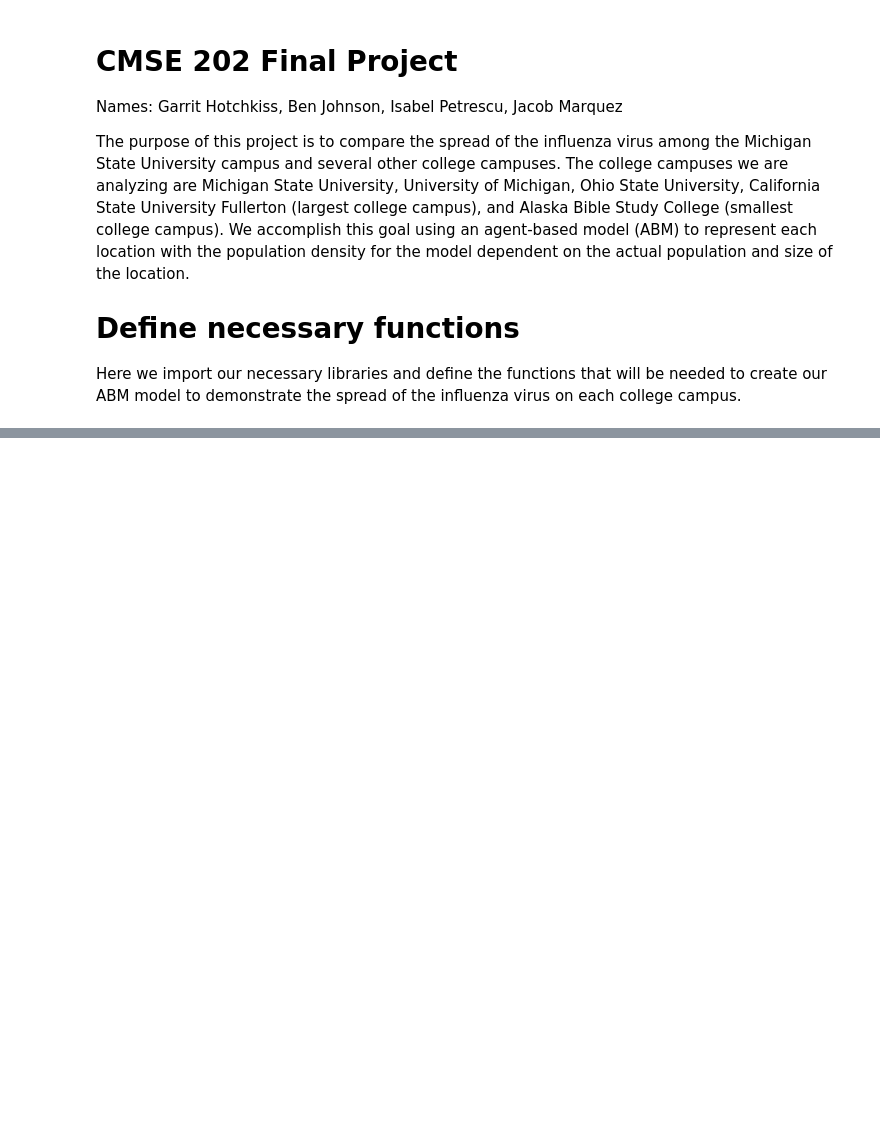
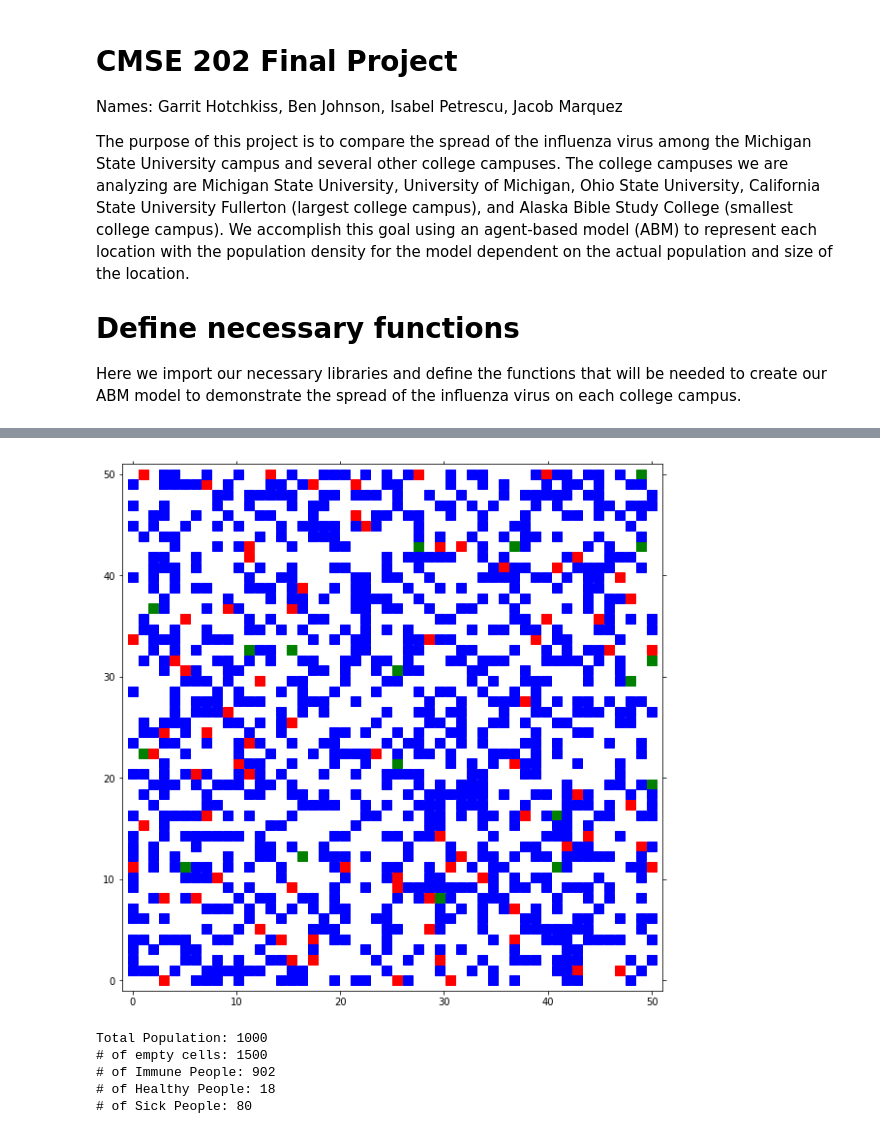
Before and after one commit to petresc1/CMSE_202_Semester_Project, a Jupyter notebook: Project_CMSE_202-Final.ipynb, the cells around one changed output, grey strips where cells are left out. Drawn from its saved outputs; the diff is of its cells as text; code cells hidden in the pictures; blank space fills up the shorter version.

Commit message:
Include the other college campuses -Isabel

```diff
--- a/Project_CMSE_202-Final.ipynb
+++ b/Project_CMSE_202-Final.ipynb
@@ -343,0 +347,50 @@ imageio.mimsave('gifs/msu_movie.gif', images)
+# %%
+# creates 50 by 50 board
+board_size = 50
+
+# figure size that looks best
+fig = plt.figure(figsize=(10,10))
+
+# inputs for influenza virus infection rate
+# immunity is 37.1% across US (from Centers for Disease Control (CDC) data)
+# The number of starting infected people is arbitrary, we have decided on 5% of the initial population
+# population density depends on college campus
+    # calculated as (25 sq ft per student * # of students)/area of campus in sq ft
+game_board = set_board(board_size = board_size, immune = 0.371, infected = 0.05, pop = 0.00800274)
+
+# plot initial board
+plotgrid(game_board)
+
+# indicator variable if position/person is infected or not
+infected = True
+iterations = 0
+imagename = []
+
+# while there is at least one infected position
+while infected == True:
+    iterations += 1
+    game_board = advance_board(game_board, infect = 0.024)
+
+    # plot our advanced board (with some animation commands)
+    plotgrid(game_board)
+    time.sleep(0.00000000001)  #
+
+    # save the figures as .png files so we can later save them in .gif format
+    fig.savefig("images/umich"+str(iterations)+".png")
+    imagename.append("images/umich"+str(iterations)+".png")
+
+    clear_output(wait = True)
+    display(fig)
+    fig.clear()
+
+    # running for set number of iterations
+    if iterations > 50:
+        infected = False
+
+    if (game_board == 2).sum() == 0.0:
+        infected = False
+
+# close the figure
+plt.close()
+# %% [output]
+[figure, added]
@@ -343,0 +421,13 @@ imageio.mimsave('gifs/msu_movie.gif', images)
+# %%
+# print counts for total population and each condition (empty, immune, healthy/susceptible, infected)
+print("Total Population:", counts[1] + counts[2] + counts[3])
+print("# of empty cells:",counts[0])
+print("# of Immune People:",counts[1])
+print("# of Healthy People:",counts[2])
+print("# of Sick People:",counts[3])
+# %% [output]
+Total Population: 1000
+# of empty cells: 1500
+# of Immune People: 902
+# of Healthy People: 18
+# of Sick People: 80
```
Also changed, not shown: parts of 19 cells of this notebook.
